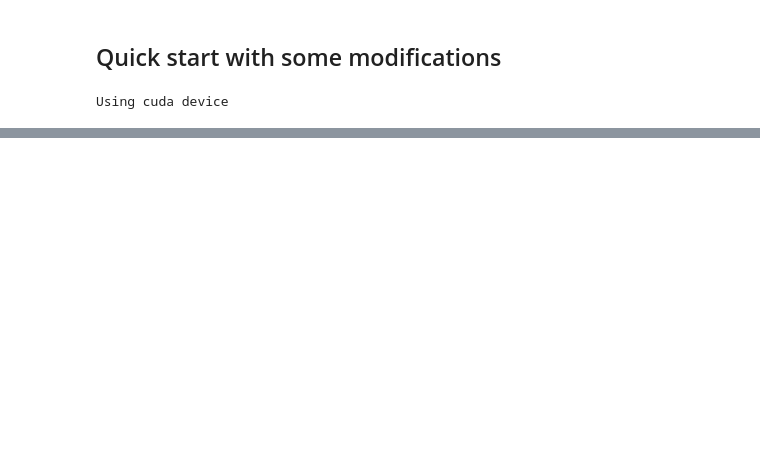
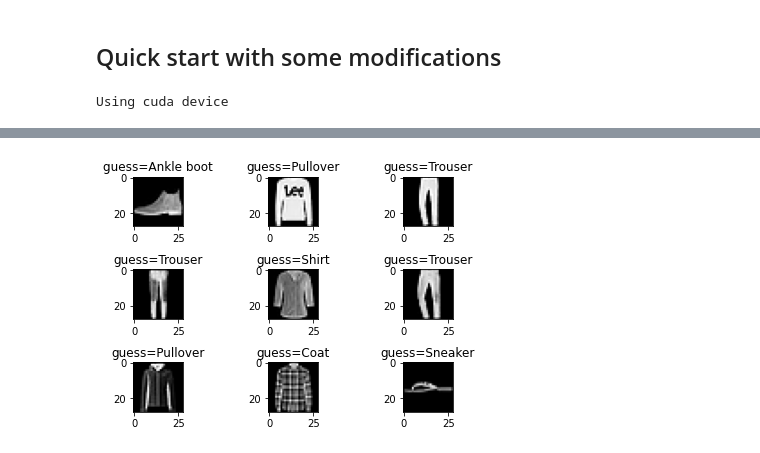
Before and after one commit to wanermiranda/pytorch-tutorials, a Jupyter notebook: notebooks/quickstart-wompth.ipynb, the cells around one changed output, grey strips where cells are left out. Saved outputs shown, nothing was run; the diff lists cells and outputs as text; code cells hidden in the pictures; blank space fills up the shorter version.

```diff
--- a/notebooks/quickstart-wompth.ipynb
+++ b/notebooks/quickstart-wompth.ipynb
@@ -87,0 +94,5 @@ odict_keys(['_linear_relu_stack.0.weight', '_linear_relu_stack.0.bias', '_linear
+# %%
+result = nn2.predict(test_loader)
+print_predictions_mnist(result)
+# %% [output]
+[figure, added]
```
Also changed, not shown: parts of 7 cells of this notebook, 3 other files.
